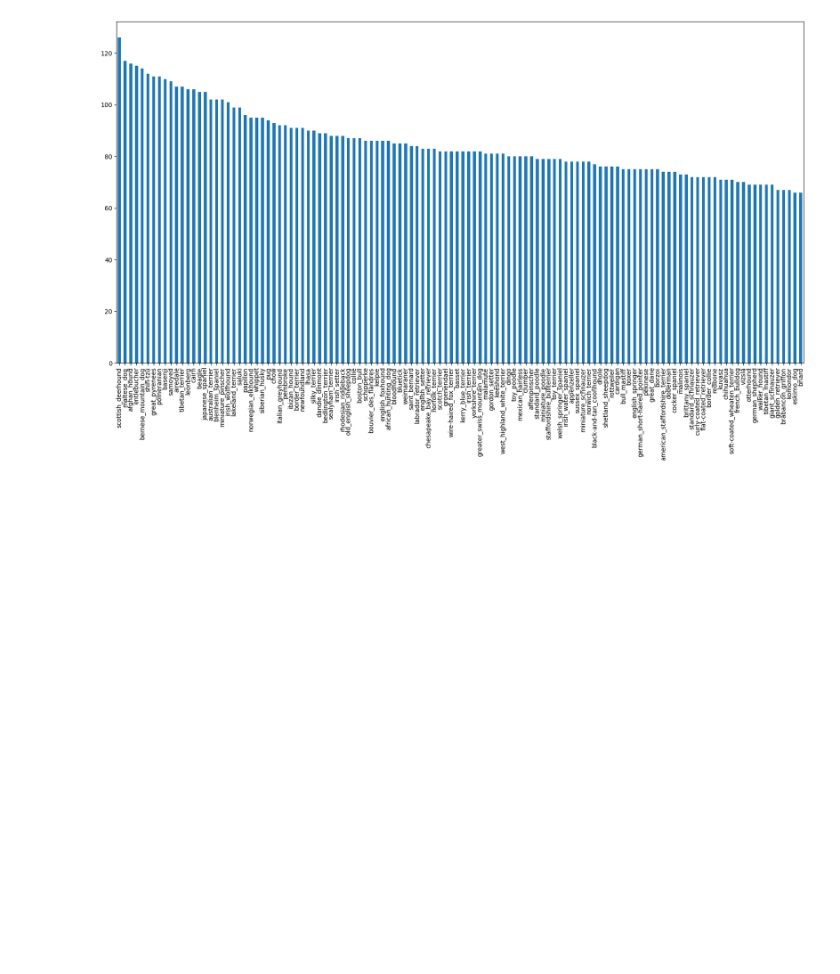
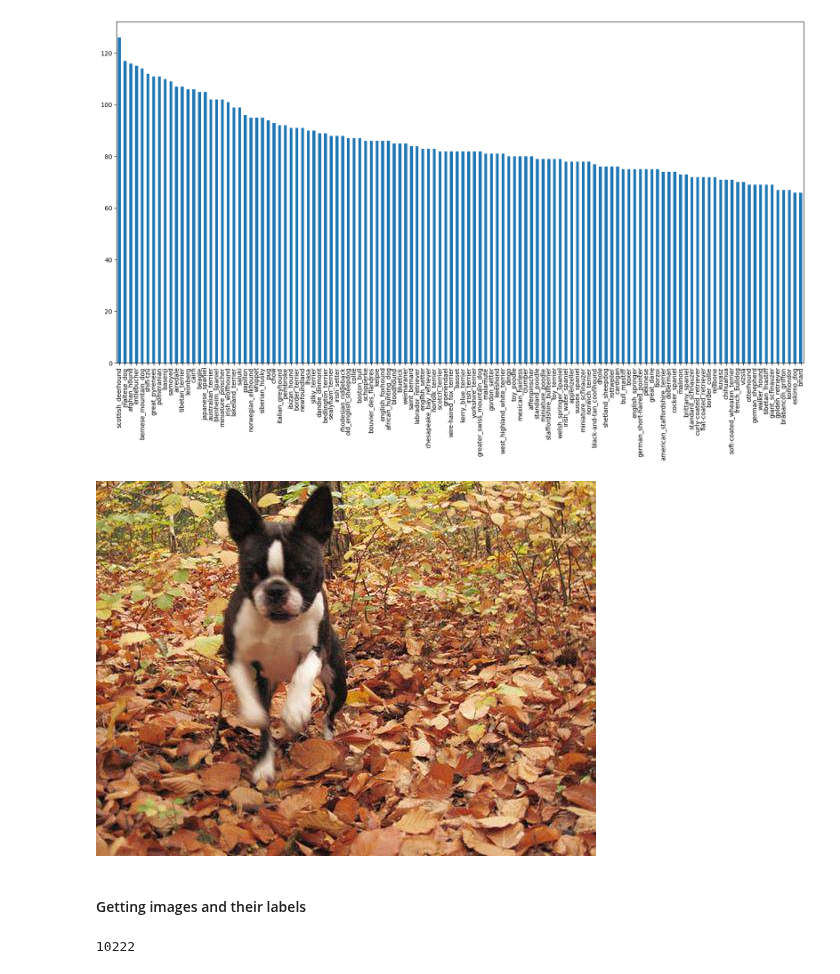
Before and after one commit to CTR-tech/dog-breed-classification, a Jupyter notebook: dog_breed_classification.ipynb, the cells around one changed output. Drawn from its saved outputs; the diff is of its cells as text; code cells hidden in the pictures; blank space fills up the shorter version.

Commit message:
getting images and their labels

```diff
--- a/dog_breed_classification.ipynb
+++ b/dog_breed_classification.ipynb
@@ -90,3 +91,10 @@ labels_csv['breed'].value_counts().plot.bar(figsize=(20,10))
 # %% [output]
 <Axes: >
 [figure]
+# %%
+# Sample image
+Image('./data/train/000bec180eb18c7604dcecc8fe0dba07.jpg')
+# %% [output]
+[figure, added]
+# %% [markdown]
+#### Getting images and their labels
@@ -92,0 +104,4 @@ labels_csv['breed'].value_counts().plot.bar(figsize=(20,10))
+# %%
+len(filenames)
+# %% [output]
+10222
```
Also changed, not shown: parts of 8 cells of this notebook.
